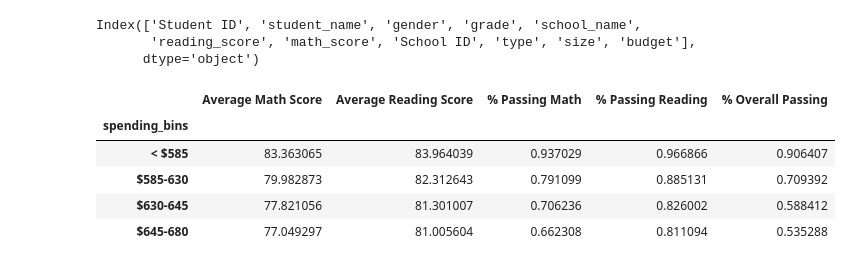
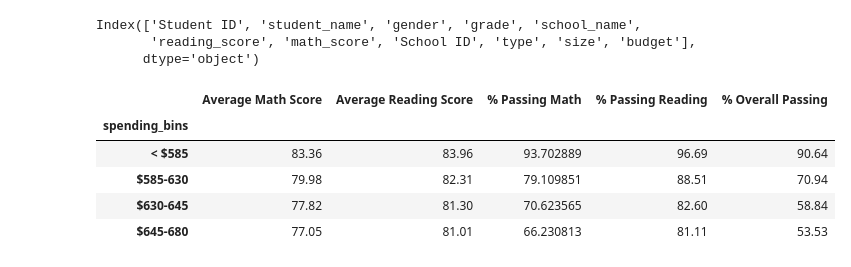
Before and after one commit to jimbleslilley/pandas-challenge, a Jupyter notebook: PyCitySchools/PyCitySchools.ipynb, the cells around one changed output. Saved outputs shown, nothing was run; the diff lists cells and outputs as text; code cells hidden in the pictures.

```diff
--- a/PyCitySchools/PyCitySchools.ipynb
+++ b/PyCitySchools/PyCitySchools.ipynb
@@ -268,33 +268,38 @@ Index(['Student ID', 'student_name', 'gender', 'grade', 'school_name',
 # %%
 # create bins
 bins = [0, 584.9, 629.9, 644.99, 700]
 group_names = ["< $585", "$585-630", "$630-645", "$645-680"]
 school_data_complete["spending_bins"] = pd.cut(school_data_complete["budget"]/school_data_complete["size"], bins, labels = group_names)
 
 #group by spending
 group_spending = school_data_complete.groupby("spending_bins")
 
 # perform calculations
 math_avg = group_spending["math_score"].mean()
 reading_avg = group_spending["reading_score"].mean()
 math_pass = school_data_complete[school_data_complete["math_score"] >= 70].groupby("spending_bins")['Student ID'].count()/group_spending['Student ID'].count()
 reading_pass = school_data_complete[school_data_complete["reading_score"] >= 70].groupby("spending_bins")['Student ID'].count()/group_spending['Student ID'].count()
 both_pass = school_data_complete[(school_data_complete["reading_score"] >= 70) & (school_data_complete["math_score"] >= 70)].groupby("spending_bins")['Student ID'].count()/group_spending['Student ID'].count()
 
 #create dataframe
 
 scores_by_spend = pd.DataFrame({
     "Average Math Score": math_avg,
     "Average Reading Score": reading_avg,
-    '% Passing Math': math_pass,
-    '% Passing Reading': reading_pass,
-    "% Overall Passing": both_pass})
+    "% Passing Math": math_pass * 100,
+    "% Passing Reading": reading_pass * 100,
+    "% Overall Passing": both_pass * 100})
 
-scores_by_spend
+scores_by_spend.style.format({"Average Math Score": "{:.2f}",
+                              "Average Reading Score": "{:.2f}",
+                              "% Passing Reading": "{:.2f}",
+                              "% Passing Reading":"{:.2f}",
+                              "% Overall Passing": "{:.2f}"
+                             })
 # %% [output]
 |  | Average Math Score | Average Reading Score | % Passing Math | % Passing Reading | % Overall Passing |
 | spending_bins |  |  |  |  |  |
-| < $585 | 83.363065 | 83.964039 | 0.937029 | 0.966866 | 0.906407 |
-| $585-630 | 79.982873 | 82.312643 | 0.791099 | 0.885131 | 0.709392 |
-| $630-645 | 77.821056 | 81.301007 | 0.706236 | 0.826002 | 0.588412 |
-| $645-680 | 77.049297 | 81.005604 | 0.662308 | 0.811094 | 0.535288 |
+| < $585 | 83.36 | 83.96 | 93.702889 | 96.69 | 90.64 |
+| $585-630 | 79.98 | 82.31 | 79.109851 | 88.51 | 70.94 |
+| $630-645 | 77.82 | 81.30 | 70.623565 | 82.60 | 58.84 |
+| $645-680 | 77.05 | 81.01 | 66.230813 | 81.11 | 53.53 |
```
